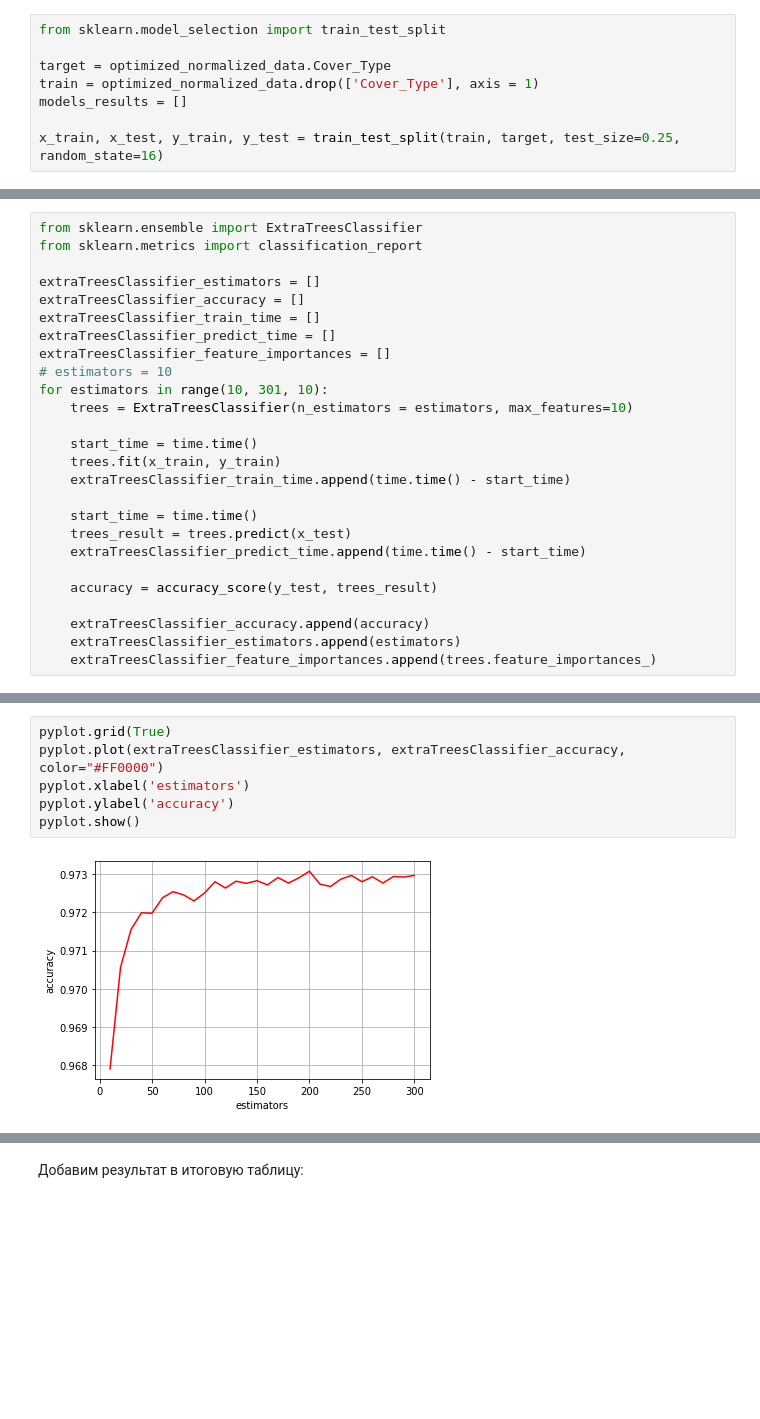
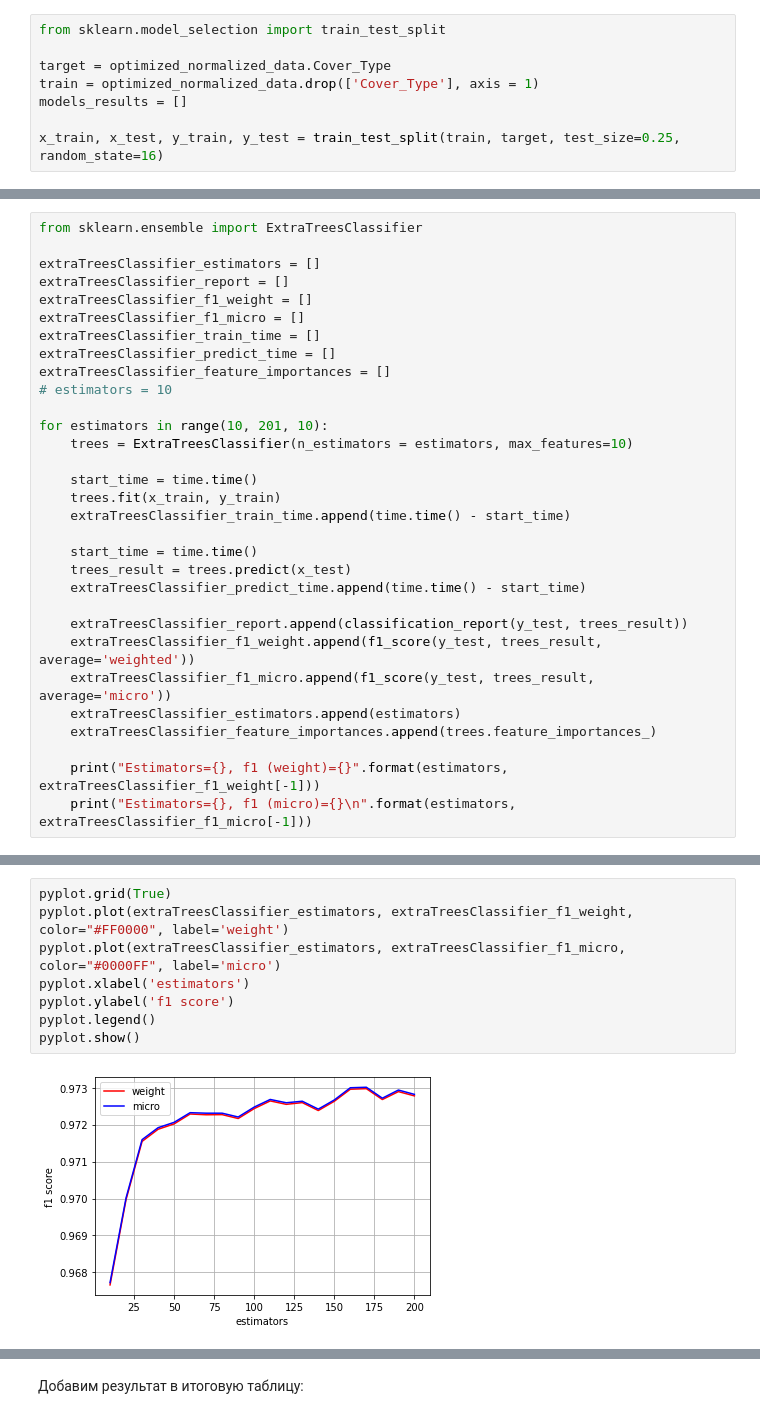
Before and after one commit to seryogasx/Diplom, a Jupyter notebook: forest/data1/research.ipynb, the cells around one changed output, grey strips where cells are left out. Cells and saved outputs as stored; diff of their text form; blank space fills up the shorter version.

```diff
--- a/forest/data1/research.ipynb
+++ b/forest/data1/research.ipynb
@@ -436,14 +435,16 @@ x_train, x_test, y_train, y_test = train_test_split(train, target, test_size=0.2
 # %%
 from sklearn.ensemble import ExtraTreesClassifier
-from sklearn.metrics import classification_report
 
 extraTreesClassifier_estimators = []
-extraTreesClassifier_accuracy = []
+extraTreesClassifier_report = []
+extraTreesClassifier_f1_weight = []
+extraTreesClassifier_f1_micro = []
 extraTreesClassifier_train_time = []
 extraTreesClassifier_predict_time = []
 extraTreesClassifier_feature_importances = []
 # estimators = 10
-for estimators in range(10, 301, 10):
+
+for estimators in range(10, 201, 10):
     trees = ExtraTreesClassifier(n_estimators = estimators, max_features=10)
 
     start_time = time.time()
@@ -454,8 +455,11 @@ for estimators in range(10, 301, 10):
     trees_result = trees.predict(x_test)
     extraTreesClassifier_predict_time.append(time.time() - start_time)
 
-    accuracy = accuracy_score(y_test, trees_result)
-
-    extraTreesClassifier_accuracy.append(accuracy)
+    extraTreesClassifier_report.append(classification_report(y_test, trees_result))
+    extraTreesClassifier_f1_weight.append(f1_score(y_test, trees_result, average='weighted'))
+    extraTreesClassifier_f1_micro.append(f1_score(y_test, trees_result, average='micro'))
     extraTreesClassifier_estimators.append(estimators)
     extraTreesClassifier_feature_importances.append(trees.feature_importances_)
+
+    print("Estimators={}, f1 (weight)={}".format(estimators, extraTreesClassifier_f1_weight[-1]))
+    print("Estimators={}, f1 (micro)={}\n".format(estimators, extraTreesClassifier_f1_micro[-1]))
@@ -462,9 +484,11 @@ for estimators in range(10, 301, 10):
 # %%
 pyplot.grid(True)
-pyplot.plot(extraTreesClassifier_estimators, extraTreesClassifier_accuracy, color="#FF0000")
+pyplot.plot(extraTreesClassifier_estimators, extraTreesClassifier_f1_weight, color="#FF0000", label='weight')
+pyplot.plot(extraTreesClassifier_estimators, extraTreesClassifier_f1_micro, color="#0000FF", label='micro')
 pyplot.xlabel('estimators')
-pyplot.ylabel('accuracy')
+pyplot.ylabel('f1 score')
+pyplot.legend()
 pyplot.show()
 # %% [output]
-[figure, old version]
+[figure, new version]
 # %%
```
Also changed, not shown: parts of 44 cells of this notebook.
